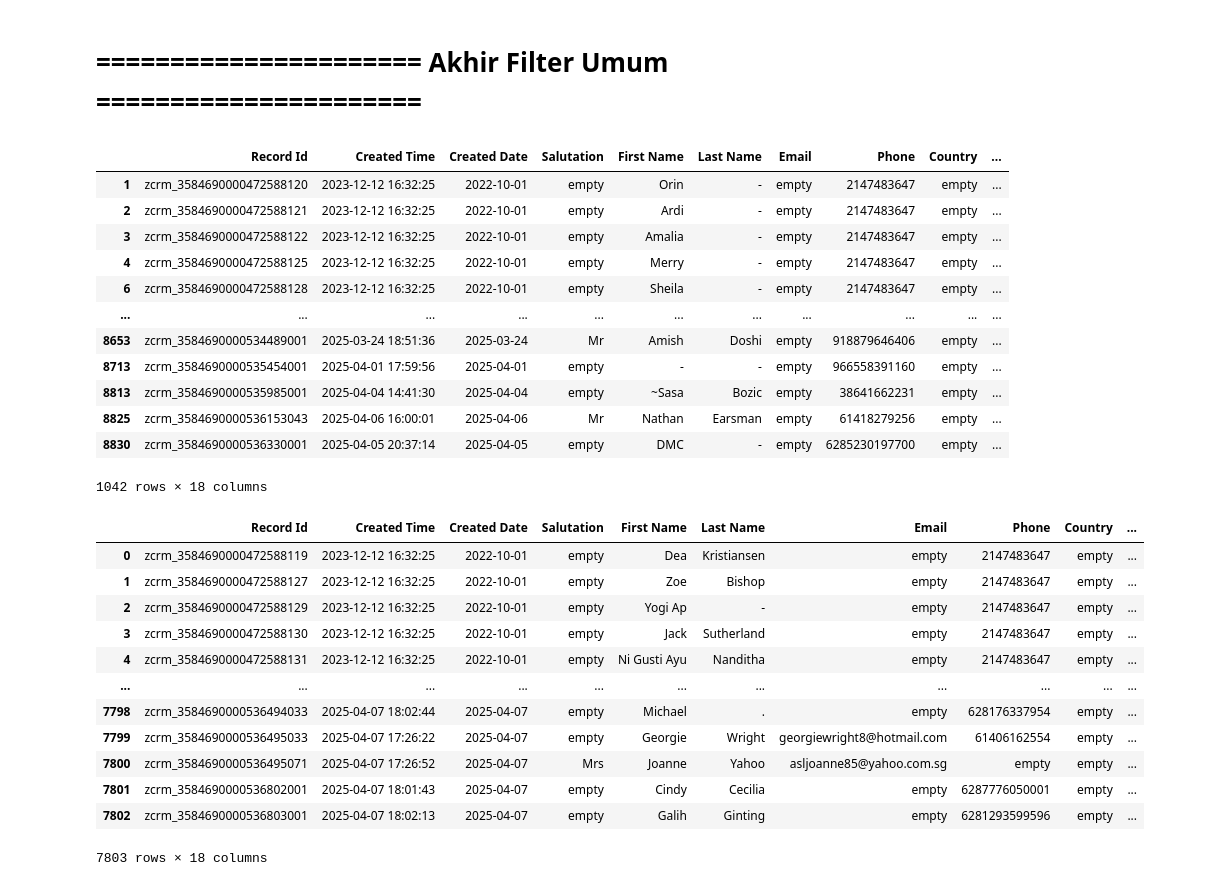
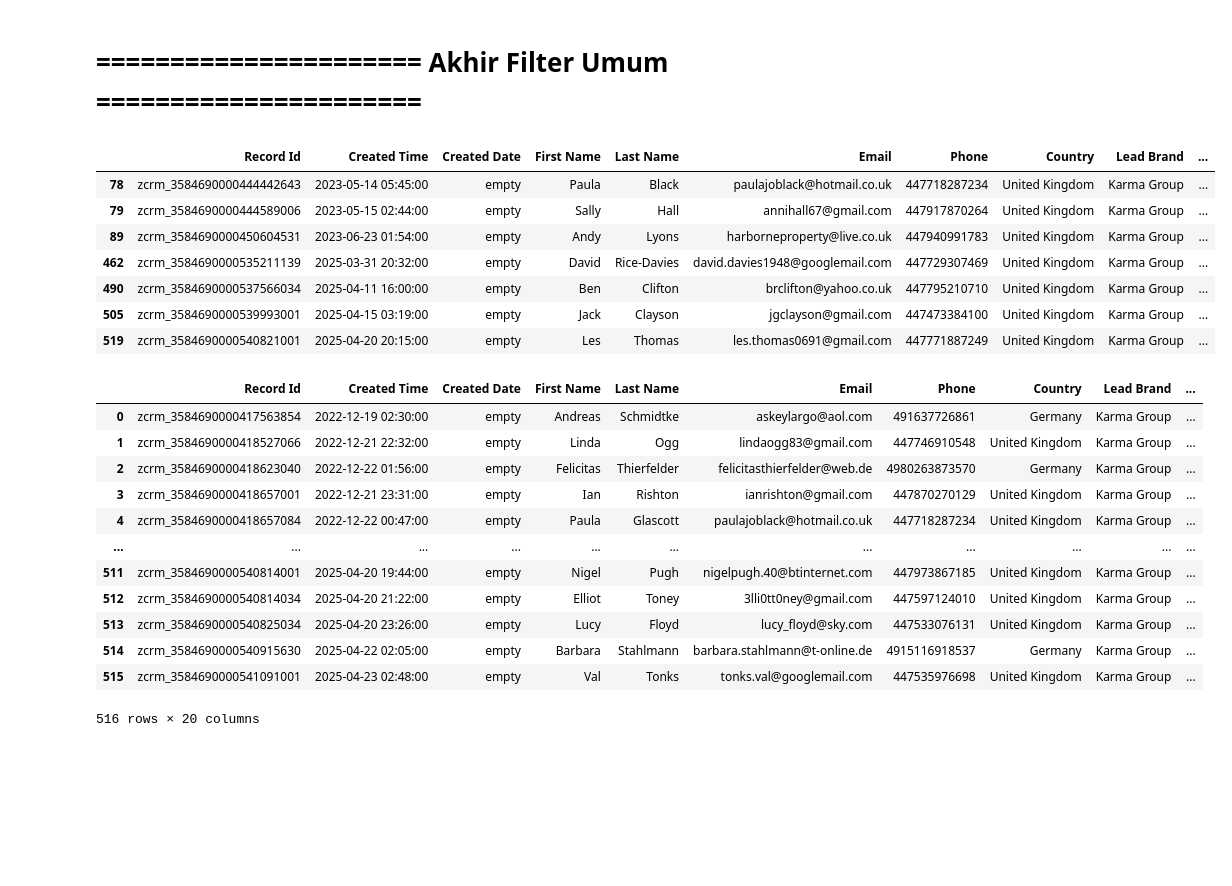
Before and after one commit to fajarfat1195/python.github.io, a Jupyter notebook: zoho_data_app/user_req_file copy.ipynb, the cells around one changed output. Drawn from its saved outputs; the diff is of its cells as text; code cells hidden in the pictures; blank space fills up the shorter version.

```diff
--- a/zoho_data_app/user_req_file copy.ipynb
+++ b/zoho_data_app/user_req_file copy.ipynb
@@ -43,9 +43,9 @@ cols = ['Record Id',
 The autoreload extension is already loaded. To reload it, use:
   %reload_ext autoreload
 # %%
-path = r'C:\Users\fajar.fatoni\Documents\Python\Data\Leads_2025_04_08.csv'
-zoho_df = pd.read_csv(path, dtype='string')
-# zoho_df = pd.read_excel(path, dtype='string', sheet_name='KK Wedding Leads')
+path = r'C:\Users\fajar.fatoni\Documents\Python\Data\Friend of Karma - Discount Card 2023.xlsx'
+# zoho_df = pd.read_csv(path, dtype='string')
+zoho_df = pd.read_excel(path, dtype='string', sheet_name='Leads_2025_04_24')
 
 zoho_df.reset_index(drop=True, inplace=True)
 count_filter_awal = zoho_df.shape[0]
@@ -129,25 +129,20 @@ count_after_deleted_wrong_format = zoho_df.shape[0]
 # ====================== Akhir Filter Umum ======================
 # %%
 # hitung jumlah duplicate
-count_duplicate_general = zoho_df.loc[zoho_df.duplicated(subset=['Phone','Mobile','Email','Lead History'])].shape[0]
+count_duplicate_general = zoho_df.loc[zoho_df.duplicated(subset=['Phone','Mobile','Email','Lead Locations'])].shape[0]
 
-zoho_df.loc[zoho_df.duplicated(subset=['Phone','Mobile','Email','Lead History'])]
+zoho_df.loc[zoho_df.duplicated(subset=['Phone','Mobile','Email','Lead Locations'])]
 # %% [output]
-|  | Record Id | Created Time | Created Date | Salutation | First Name | Last Name | Email | Phone | Country | ... |
-| 1 | zcrm_3584690000472588120 | 2023-12-12 16:32:25 | 2022-10-01 | empty | Orin | - | empty | 2147483647 | empty | ... |
-| 2 | zcrm_3584690000472588121 | 2023-12-12 16:32:25 | 2022-10-01 | empty | Ardi | - | empty | 2147483647 | empty | ... |
-| 3 | zcrm_3584690000472588122 | 2023-12-12 16:32:25 | 2022-10-01 | empty | Amalia | - | empty | 2147483647 | empty | ... |
-| 4 | zcrm_3584690000472588125 | 2023-12-12 16:32:25 | 2022-10-01 | empty | Merry | - | empty | 2147483647 | empty | ... |
-| 6 | zcrm_3584690000472588128 | 2023-12-12 16:32:25 | 2022-10-01 | empty | Sheila | - | empty | 2147483647 | empty | ... |
-| ... | ... | ... | ... | ... | ... | ... | ... | ... | ... | ... |
-| 8653 | zcrm_3584690000534489001 | 2025-03-24 18:51:36 | 2025-03-24 | Mr | Amish | Doshi | empty | 918879646406 | empty | ... |
-| 8713 | zcrm_3584690000535454001 | 2025-04-01 17:59:56 | 2025-04-01 | empty | - | - | empty | 966558391160 | empty | ... |
-| 8813 | zcrm_3584690000535985001 | 2025-04-04 14:41:30 | 2025-04-04 | empty | ~Sasa | Bozic | empty | 38641662231 | empty | ... |
-| 8825 | zcrm_3584690000536153043 | 2025-04-06 16:00:01 | 2025-04-06 | Mr | Nathan | Earsman | empty | 61418279256 | empty | ... |
-| 8830 | zcrm_3584690000536330001 | 2025-04-05 20:37:14 | 2025-04-05 | empty | DMC | - | empty | 6285230197700 | empty | ... |
+|  | Record Id | Created Time | Created Date | First Name | Last Name | Email | Phone | Country | Lead Brand | ... |
+| 78 | zcrm_3584690000444442643 | 2023-05-14 05:45:00 | empty | Paula | Black | paulajoblack@hotmail.co.uk | 447718287234 | United Kingdom | Karma Group | ... |
+| 79 | zcrm_3584690000444589006 | 2023-05-15 02:44:00 | empty | Sally | Hall | annihall67@gmail.com | 447917870264 | United Kingdom | Karma Group | ... |
+| 89 | zcrm_3584690000450604531 | 2023-06-23 01:54:00 | empty | Andy | Lyons | harborneproperty@live.co.uk | 447940991783 | United Kingdom | Karma Group | ... |
+| 462 | zcrm_3584690000535211139 | 2025-03-31 20:32:00 | empty | David | Rice-Davies | david.davies1948@googlemail.com | 447729307469 | United Kingdom | Karma Group | ... |
+| 490 | zcrm_3584690000537566034 | 2025-04-11 16:00:00 | empty | Ben | Clifton | brclifton@yahoo.co.uk | 447795210710 | United Kingdom | Karma Group | ... |
+| 505 | zcrm_3584690000539993001 | 2025-04-15 03:19:00 | empty | Jack | Clayson | jgclayson@gmail.com | 447473384100 | United Kingdom | Karma Group | ... |
+| 519 | zcrm_3584690000540821001 | 2025-04-20 20:15:00 | empty | Les | Thomas | les.thomas0691@gmail.com | 447771887249 | United Kingdom | Karma Group | ... |
-1042 rows × 18 columns
 # %%
-zoho_df.drop_duplicates(subset=['Phone','Mobile','Email','Lead History'], inplace=True)
+zoho_df.drop_duplicates(subset=['Phone','Mobile','Email','Lead Locations'], inplace=True)
 zoho_df.reset_index(drop=True, inplace=True)
 
 # hitung jumlah setelah value duplicate dihapus
@@ -155,19 +150,19 @@ count_after_dedup_duplicate = zoho_df.shape[0]
 
 zoho_df
 # %% [output]
-|  | Record Id | Created Time | Created Date | Salutation | First Name | Last Name | Email | Phone | Country | ... |
-| 0 | zcrm_3584690000472588119 | 2023-12-12 16:32:25 | 2022-10-01 | empty | Dea | Kristiansen | empty | 2147483647 | empty | ... |
-| 1 | zcrm_3584690000472588127 | 2023-12-12 16:32:25 | 2022-10-01 | empty | Zoe | Bishop | empty | 2147483647 | empty | ... |
-| 2 | zcrm_3584690000472588129 | 2023-12-12 16:32:25 | 2022-10-01 | empty | Yogi Ap | - | empty | 2147483647 | empty | ... |
-| 3 | zcrm_3584690000472588130 | 2023-12-12 16:32:25 | 2022-10-01 | empty | Jack | Sutherland | empty | 2147483647 | empty | ... |
-| 4 | zcrm_3584690000472588131 | 2023-12-12 16:32:25 | 2022-10-01 | empty | Ni Gusti Ayu | Nanditha | empty | 2147483647 | empty | ... |
+|  | Record Id | Created Time | Created Date | First Name | Last Name | Email | Phone | Country | Lead Brand | ... |
+| 0 | zcrm_3584690000417563854 | 2022-12-19 02:30:00 | empty | Andreas | Schmidtke | askeylargo@aol.com | 491637726861 | Germany | Karma Group | ... |
+| 1 | zcrm_3584690000418527066 | 2022-12-21 22:32:00 | empty | Linda | Ogg | lindaogg83@gmail.com | 447746910548 | United Kingdom | Karma Group | ... |
+| 2 | zcrm_3584690000418623040 | 2022-12-22 01:56:00 | empty | Felicitas | Thierfelder | felicitasthierfelder@web.de | 4980263873570 | Germany | Karma Group | ... |
+| 3 | zcrm_3584690000418657001 | 2022-12-21 23:31:00 | empty | Ian | Rishton | ianrishton@gmail.com | 447870270129 | United Kingdom | Karma Group | ... |
+| 4 | zcrm_3584690000418657084 | 2022-12-22 00:47:00 | empty | Paula | Glascott | paulajoblack@hotmail.co.uk | 447718287234 | United Kingdom | Karma Group | ... |
 | ... | ... | ... | ... | ... | ... | ... | ... | ... | ... | ... |
-| 7798 | zcrm_3584690000536494033 | 2025-04-07 18:02:44 | 2025-04-07 | empty | Michael | . | empty | 628176337954 | empty | ... |
-| 7799 | zcrm_3584690000536495033 | 2025-04-07 17:26:22 | 2025-04-07 | empty | Georgie | Wright | georgiewright8@hotmail.com | 61406162554 | empty | ... |
-| 7800 | zcrm_3584690000536495071 | 2025-04-07 17:26:52 | 2025-04-07 | Mrs | Joanne | Yahoo | asljoanne85@yahoo.com.sg | empty | empty | ... |
-| 7801 | zcrm_3584690000536802001 | 2025-04-07 18:01:43 | 2025-04-07 | empty | Cindy | Cecilia | empty | 6287776050001 | empty | ... |
-| 7802 | zcrm_3584690000536803001 | 2025-04-07 18:02:13 | 2025-04-07 | empty | Galih | Ginting | empty | 6281293599596 | empty | ... |
+| 511 | zcrm_3584690000540814001 | 2025-04-20 19:44:00 | empty | Nigel | Pugh | nigelpugh.40@btinternet.com | 447973867185 | United Kingdom | Karma Group | ... |
+| 512 | zcrm_3584690000540814034 | 2025-04-20 21:22:00 | empty | Elliot | Toney | 3lli0tt0ney@gmail.com | 447597124010 | United Kingdom | Karma Group | ... |
+| 513 | zcrm_3584690000540825034 | 2025-04-20 23:26:00 | empty | Lucy | Floyd | lucy_floyd@sky.com | 447533076131 | United Kingdom | Karma Group | ... |
+| 514 | zcrm_3584690000540915630 | 2025-04-22 02:05:00 | empty | Barbara | Stahlmann | barbara.stahlmann@t-online.de | 4915116918537 | Germany | Karma Group | ... |
+| 515 | zcrm_3584690000541091001 | 2025-04-23 02:48:00 | empty | Val | Tonks | tonks.val@googlemail.com | 447535976698 | United Kingdom | Karma Group | ... |
-7803 rows × 18 columns
+516 rows × 20 columns
 # %%
 # # Cek leads test
 # test_leads = zoho_df.loc[
```
Also changed, not shown: parts of 9 cells of this notebook, 3 other files.
